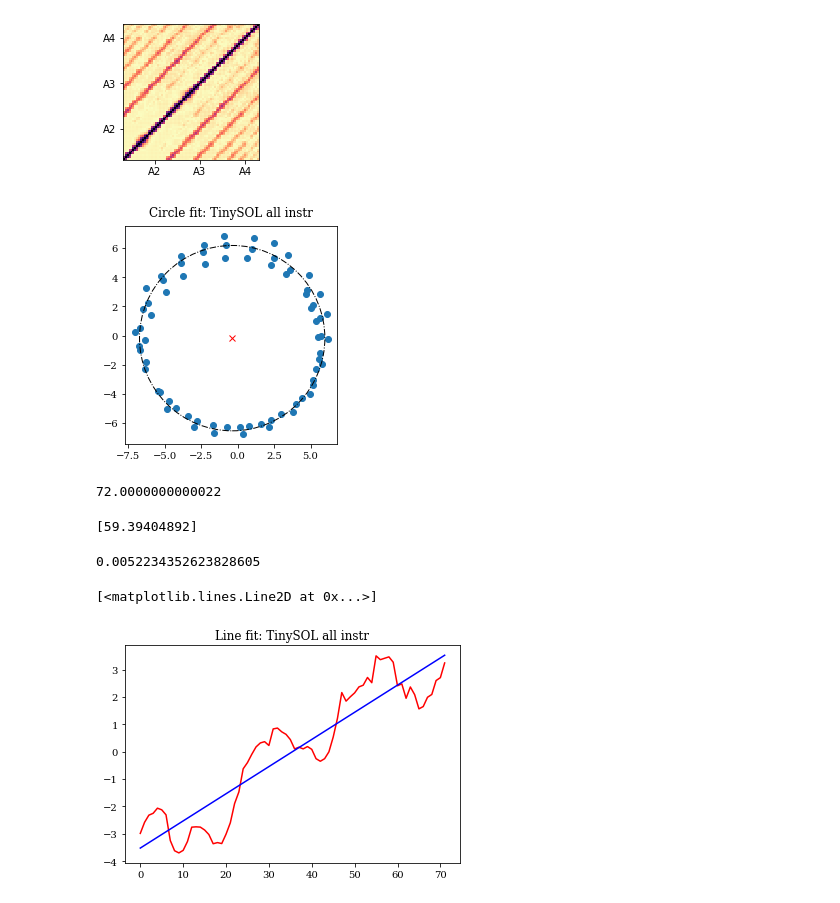
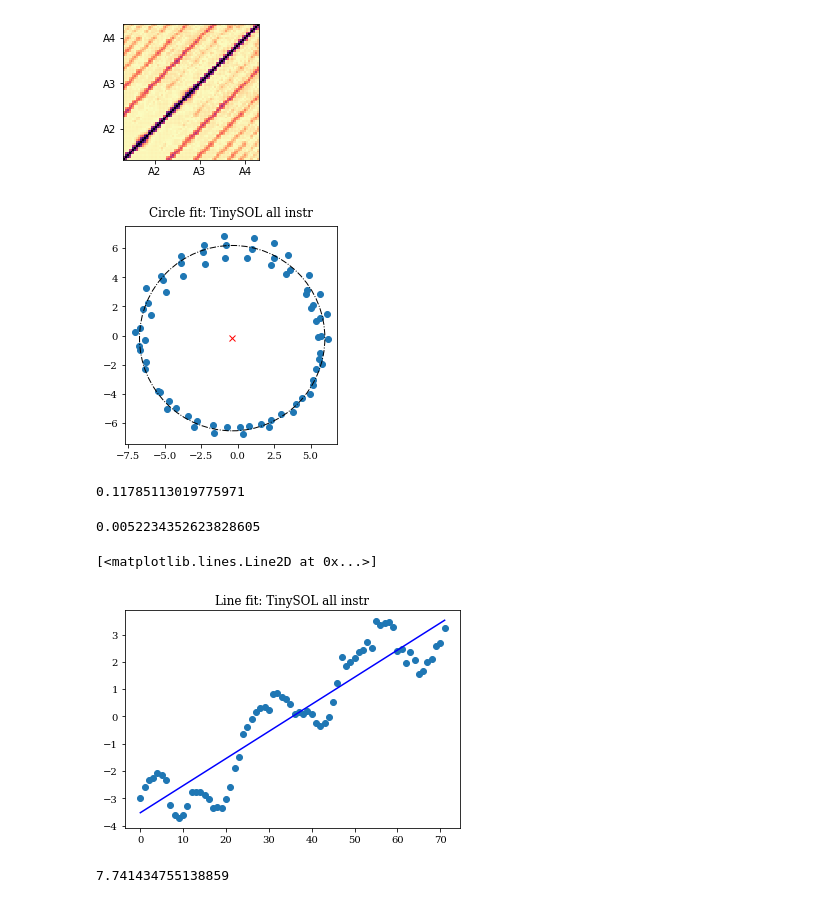
Before and after one commit to sripathisridhar/sridhar2020ismir, a Jupyter notebook: helicalitySOL.ipynb, the cells around one changed output. Cells and saved outputs as stored; diff of their text form; code cells hidden in the pictures.

Commit message:
Circle residual dimension updated

```diff
--- a/helicalitySOL.ipynb
+++ b/helicalitySOL.ipynb
@@ -25,36 +25,11 @@ for file_path in file_paths:
 # %%
 hop_size= 512
 q= 24
-# %%
-features_dict= {}
-feature_key= ''
-
-for file_path in tqdm(file_paths, disable=False):
-
-    # Read audio files
-    waveform, sample_rate= librosa.load(file_path, sr=None)
-
-    # Compute CQTs
-    cqt_complex= cqt(y=waveform,
-                    sr=sample_rate,
-                    hop_length=hop_size,
-                    bins_per_octave=q,
-                    n_bins=q*7,
-                    sparsity=1e-6,
-                    )
-    scalogram= np.abs(cqt_complex)**2
-
-    # Find frame with maximum RMS value
-    rms= librosa.feature.rms(y=waveform,
-                              hop_length=hop_size,
-                             )
-    rms_argmax= np.argmax(rms)
-    feature= scalogram[:,rms_argmax]
-
-    # Stack in dict
-    file_name= os.path.basename(file_path)
-    feature_key= f'{file_name}'
-    features_dict[feature_key]= feature
+# %%
+import h5py
+
+with h5py.File("TinySOL.h5", "r") as f:
+    features_dict = {key:f[key][()] for key in f.keys()}
 # %%
 grid = {
     'Q': [24],
@@ -197,16 +172,10 @@ axes.add_artist(circle)
 plt.title('Circle fit: TinySOL all instr', pad=10.0)
 plt.show()
 
-print(circle_residual)
+print(np.sqrt(circle_residual)/72)
 # %% [output]
 [figure]
-72.0000000000022
+0.11785113019775971
-# %%
-line_fit, fit_returns = np.polynomial.polynomial.polyfit(np.arange(len(coords[:,2])), coords[:,2], deg=1, full=True)
-line_residual = fit_returns[0]
-print(line_residual)
-# %% [output]
-[59.39404892]
 # %%
 x = np.arange(len(coords[:,2]))
 r = scipy.stats.linregress(x, coords[:,2])
@@ -216,9 +185,13 @@ print(r.stderr)
 # %%
 plt.figure()
 plt.title('Line fit: TinySOL all instr')
-plt.plot(coords[:,2], 'r')
+plt.scatter(np.arange(len(coords[:,2])), coords[:,2])
 
 plt.plot(r.intercept + r.slope*x, 'b')
 # %% [output]
 [<matplotlib.lines.Line2D at 0x...>]
-[figure, old version]
+[figure, new version]
+# %%
+print(isomap.reconstruction_error())
+# %% [output]
+7.741434755138859
```
